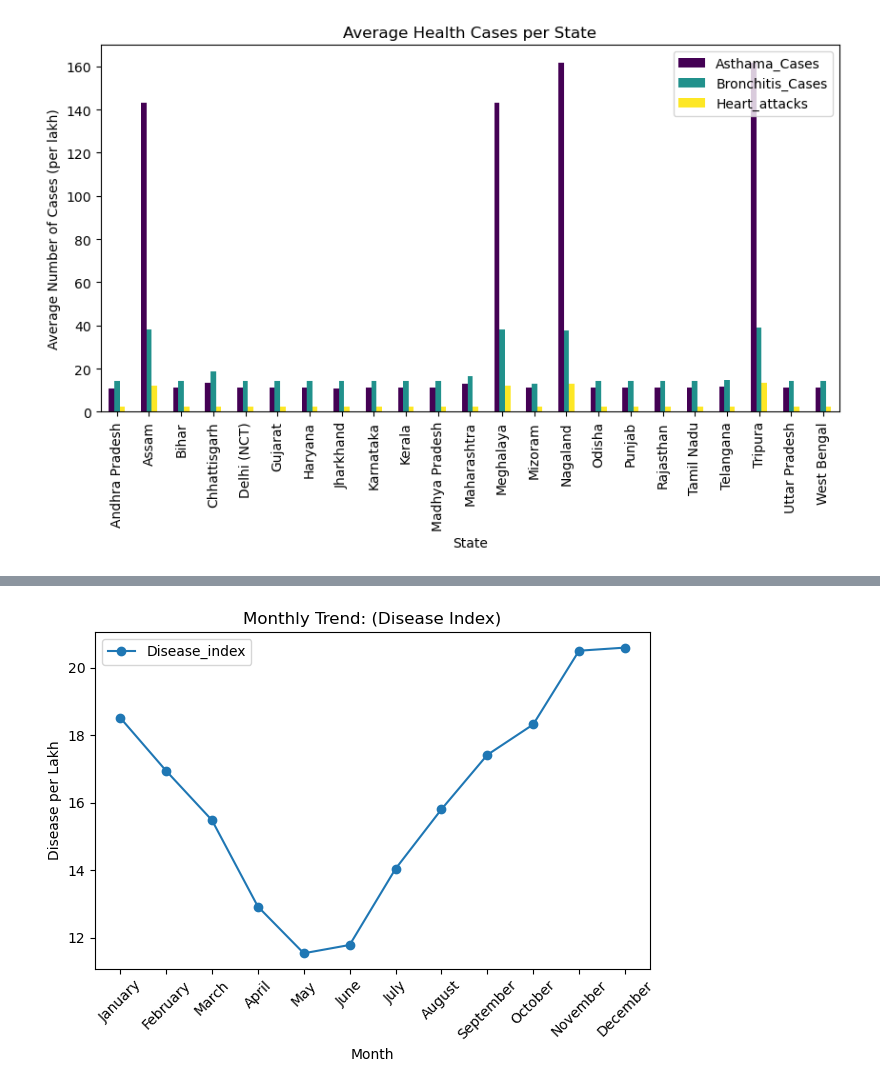
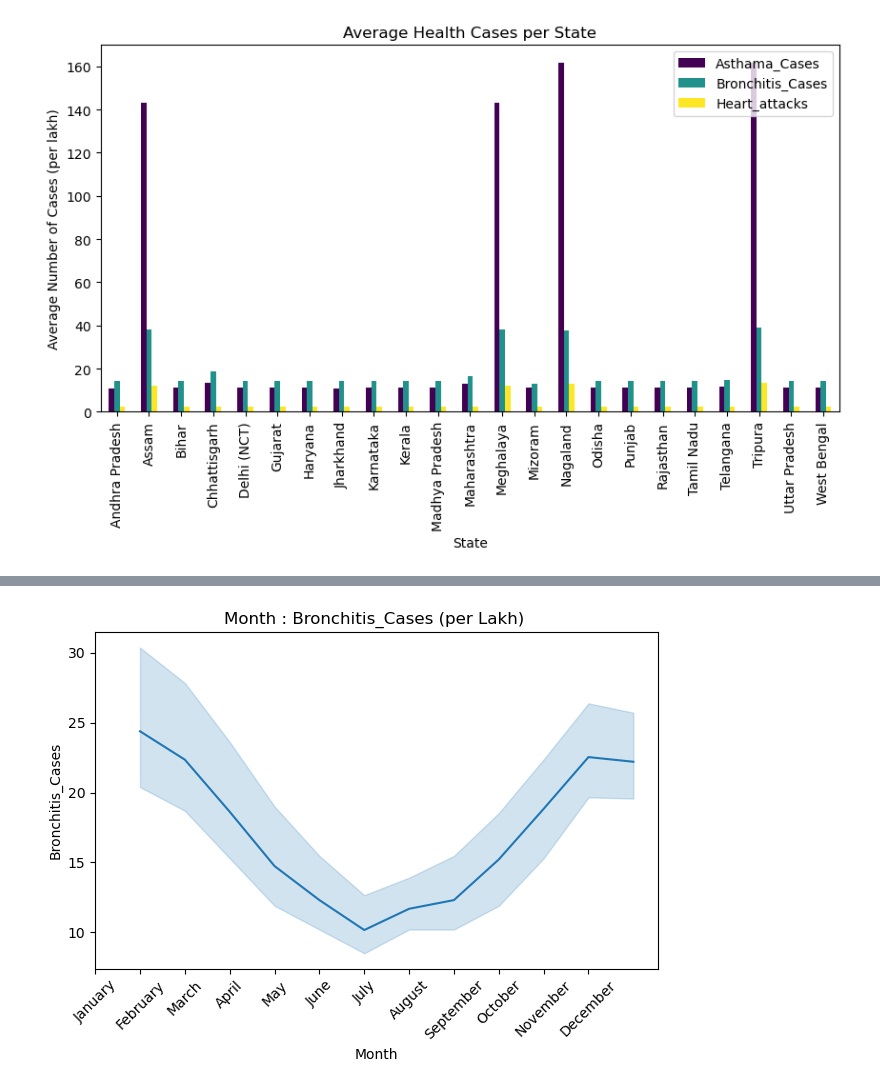
Before and after one commit to Manishkanwa/Air_Quality_health_Project, a Jupyter notebook: notebooks/03_eda_visuals.ipynb, the cells around one changed output, grey strips where cells are left out. Drawn from its saved outputs; the diff is of its cells as text; code cells hidden in the pictures.

```diff
--- a/notebooks/03_eda_visuals.ipynb
+++ b/notebooks/03_eda_visuals.ipynb
@@ -413,8 +398,8 @@ plt.show()
 # %% [output]
 [figure]
 # %%
-df_monthly = Data_pivot.groupby("Month")[["pm25 µg/m³", "Asthama_Cases"]].mean()
-df_monthly.plot(marker='o')
-plt.title("Monthly Trend: PM2.5 vs Asthma (avg across states)")
-plt.ylabel("Value")
-plt.show()
+# Define correct calendar order
+disease = "Bronchitis_Cases"
+pollutant = "co µg/m³"
+month_order = ['January', 'February', 'March', 'April', 'May', 'June',
+               'July', 'August', 'September', 'October', 'November', 'December']
@@ -509,14 +441,9 @@ plt.show()
 # %%
-df_monthly = Data_pivot.groupby('Month')[['Disease_index']].mean()
-df_monthly = df_monthly.loc[month_order]  # Ensure plot order
-
-x = list(range(12))
-df_monthly.plot(marker='o')
-plt.title("Monthly Trend: (Disease Index)")
-plt.ylabel("Disease per Lakh")
+sns.lineplot(data=Data_pivot, x="Month", y= disease)
+plt.title(f"Month : {disease} (per Lakh) ")
+plt.ylabel(disease)
 plt.xlabel("Month")
-plt.xticks(x,month_order ,rotation=45)
+plt.xticks(ticks=np.arange(12),labels=month_order,rotation=45)
 plt.tight_layout()
-plt.show()
 # %% [output]
-[figure, old version]
+[figure, new version]
```
Also changed, not shown: parts of 15 cells of this notebook, 10 other files.
